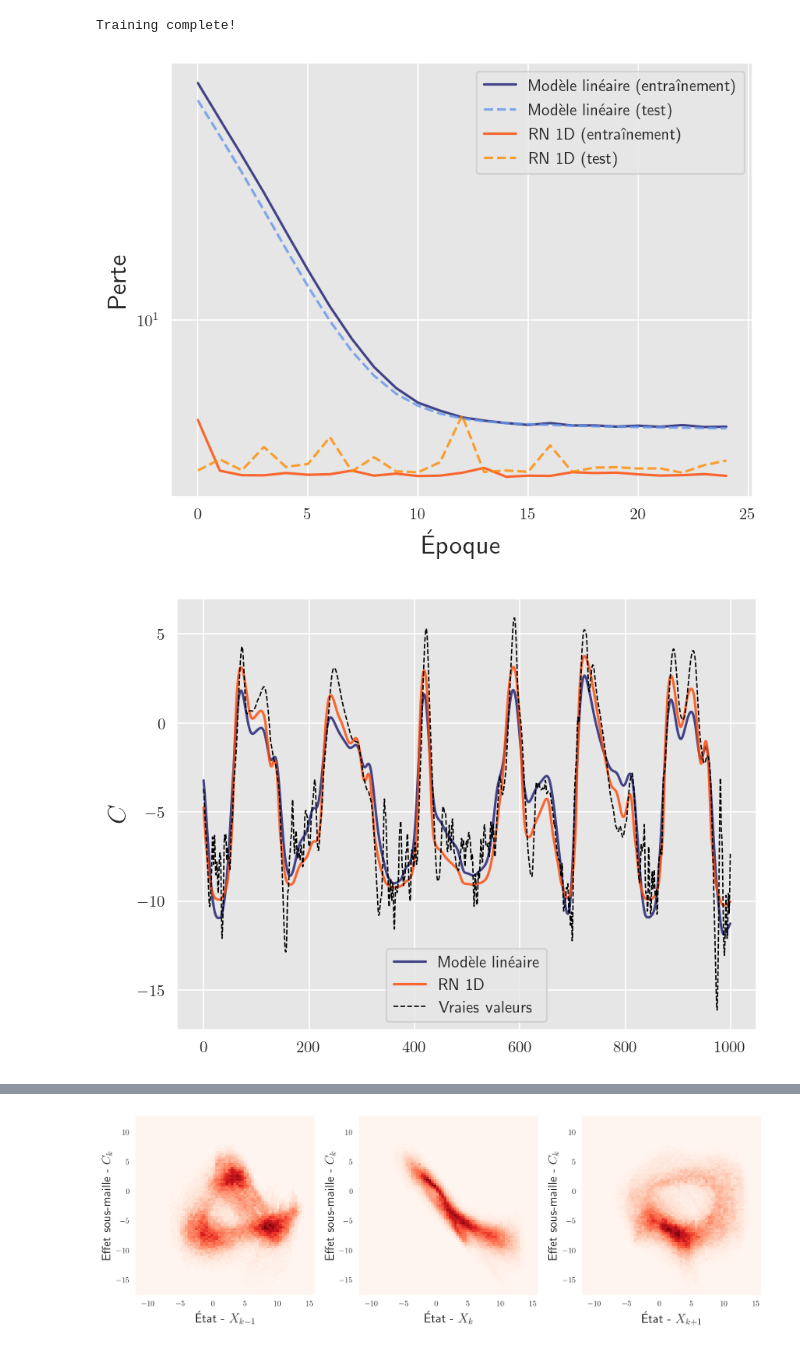
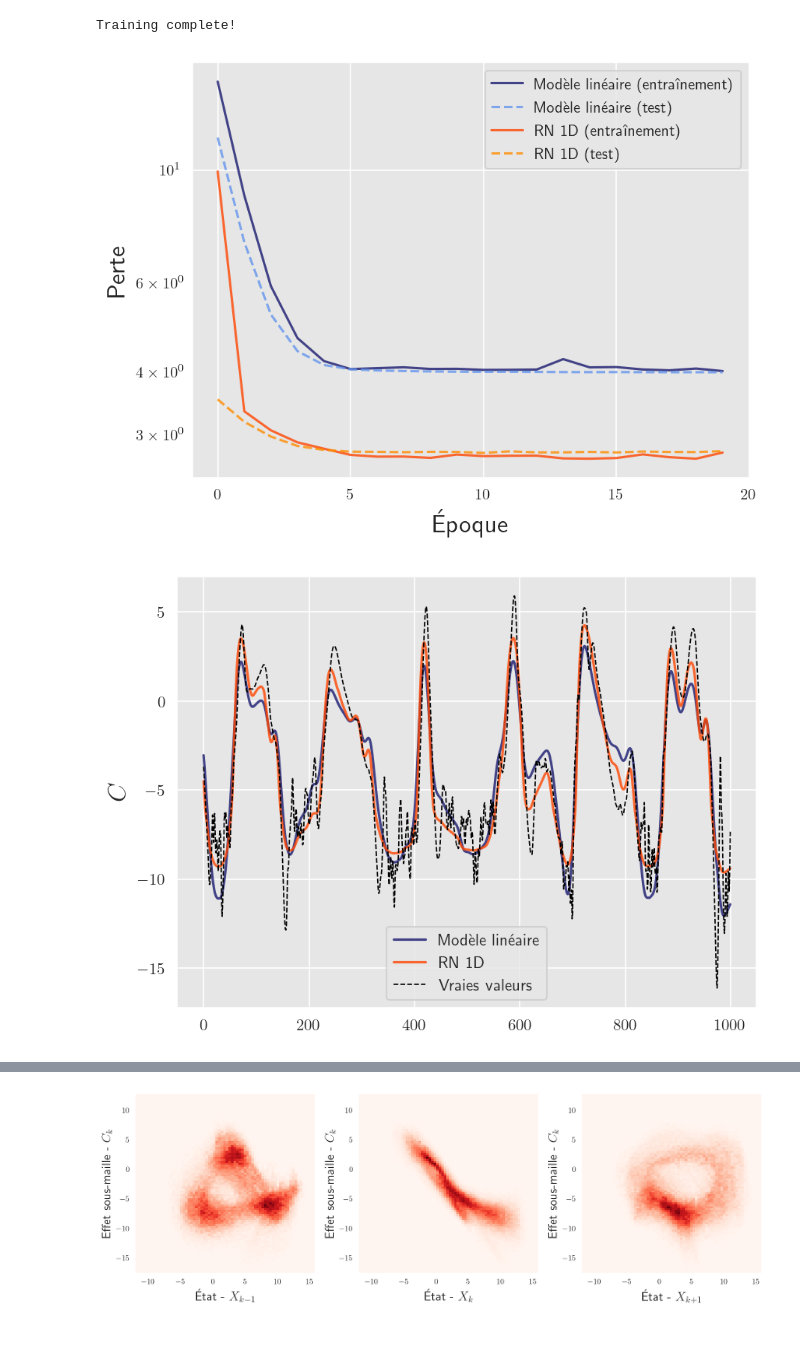
Before and after one commit to evecastonguay/laboratoire3, a Jupyter notebook: L96_Exp4_Training.ipynb, the cells around one changed output, grey strips where cells are left out. Drawn from its saved outputs; the diff is of its cells as text; code cells hidden in the pictures.

```diff
--- a/L96_Exp4_Training.ipynb
+++ b/L96_Exp4_Training.ipynb
@@ -154,9 +154,9 @@ LinearRegression(
 class NN(nn.Module):
     def __init__(self):
         super().__init__()
-        self.linear1 = nn.Linear(1, 256)  # Default: 1, 16
-        self.linear2 = nn.Linear(256, 512) # Default: 16, 32
-        self.linear3 = nn.Linear(512, 1)  # Default: 32, 1
+        self.linear1 = nn.Linear(1, 16)  # Default: 1, 16
+        self.linear2 = nn.Linear(16, 32) # Default: 16, 32
+        self.linear3 = nn.Linear(32, 1)  # Default: 32, 1
 
         self.relu = nn.ReLU()
 
@@ -165,3 +165,18 @@ class NN(nn.Module):
         x = self.relu(self.linear2(x))
         x = self.linear3(x)
         return x
+
+"""class NN(nn.Module):
+    def __init__(self):
+        super().__init__()
+        self.linear1 = nn.Linear(1, 8)  # Default: 1, 16
+        self.linear2 = nn.Linear(16, 32) # Default: 16, 32
+        self.linear3 = nn.Linear(32, 1)  # Default: 32, 1
+
+        self.relu = nn.ReLU()
+
+    def forward(self, x):
+        x = self.relu(self.linear1(x))
+        x = self.relu(self.linear2(x))
+        x = self.linear3(x)
+        return x"""
@@ -308,6 +325,6 @@ def fit_model(network, criterion, optimizer, train_loader, test_loader, n_epochs
 # %%
 # Epochs refer to the number of times we iterate over the entire training data during training.
-n_epochs = 25 # Default 25
+n_epochs = 20 # Default 25
 # %%
 # Training the linear model
 train_loss_linear, test_loss_linear = fit_model(
@@ -325,23 +342,25 @@ Training complete!
 # %%
 sns.set_style("darkgrid", {"axes.facecolor": "0.9"})
 plt.figure(dpi=150)
 
 plt.plot(train_loss_linear, label="Modèle linéaire (entraînement)", color='midnightblue', alpha=0.8)
 plt.plot(test_loss_linear, linestyle="--", label="Modèle linéaire (test)", color='cornflowerblue', alpha=0.8)
 
 plt.plot(train_loss_nn, label="RN 1D (entraînement)", color='orangered', alpha=0.8)
 plt.plot(test_loss_nn, linestyle="--", label="RN 1D (test)", color='darkorange', alpha=0.8)
 
 plt.legend()
 plt.xlabel("Époque", fontsize=16)
 plt.ylabel("Perte", fontsize=16)
 plt.yscale("log")
+plt.xlim(None, 20)
+plt.xticks([0, 5, 10, 15, 20])
 #plt.title("Loss vs Iteration")
 #plt.show();
 
-plt.savefig('/Users/evecastonguay/Desktop/Labo/E_04/Figures/l1_loss_6.png',dpi=500)
+plt.savefig('/Users/evecastonguay/Desktop/Labo/E_04/Figures/l1_loss_20.png',dpi=500)
 # %% [output]
-[figure, old version]
+[figure, new version]
 # %%
 # Faire des prédictions avec nos modèles entraînés (on reprend le test set)
 predictions_linear = linear_network(
@@ -363,12 +382,12 @@ plt.legend(fontsize=10);
 #plt.xlabel("Numéro de valeur")
 plt.ylabel(r"$C$",fontsize=16)
 
-plt.savefig('/Users/evecastonguay/Desktop/Labo/E_04/Figures/l1_predict_6.png',dpi=500)
+plt.savefig('/Users/evecastonguay/Desktop/Labo/E_04/Figures/l1_predict_20.png',dpi=500)
 
 # Detach: "method to create a new tensor that is disconnected from the current computational graph", so that no gradient will be calculated for it
 # https://docs.pytorch.org/docs/stable/generated/torch.Tensor.detach.html
 # %% [output]
-[figure, old version]
+[figure, new version]
 # %%
 # Visualisation de la forme de la fonction apprise par les deux modèles
 X_points = torch.from_numpy(np.linspace(-10, 15, 31).astype(np.float32)) # On reprend ici l'intervalle utilisé pour la visualisation initiale
```
Also changed, not shown: parts of 19 cells of this notebook.
